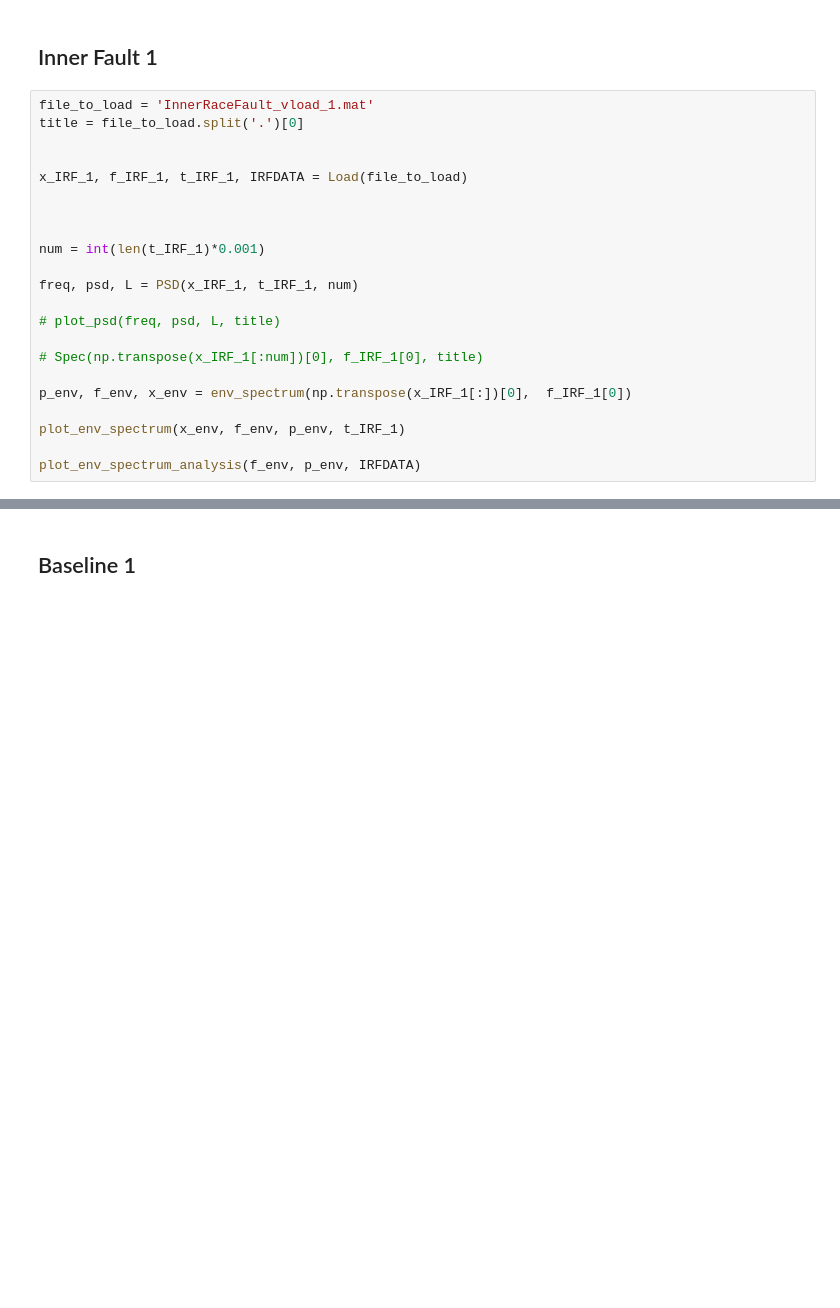
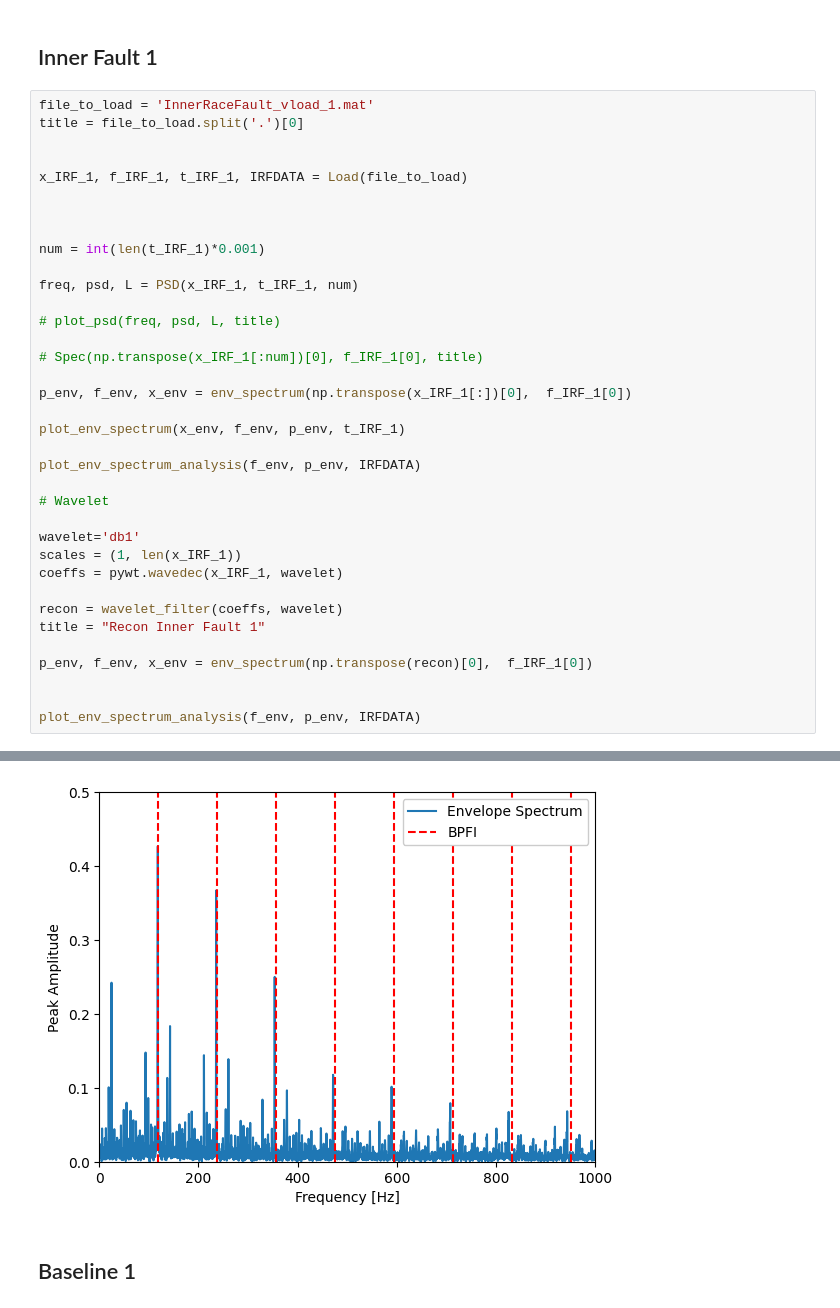
Before and after one commit to DimitriZC/Rolling-Fault-FFT-Wavelet-Analysis, a Jupyter notebook: trab.ipynb, the cells around one changed output, grey strips where cells are left out. Drawn from its saved outputs; the diff is of its cells as text; blank space fills up the shorter version.

```diff
--- a/trab.ipynb
+++ b/trab.ipynb
@@ -124,28 +124,43 @@ def plot_env_spectrum_analysis(f_env, p_env, BP):
 # %%
 file_to_load = 'InnerRaceFault_vload_1.mat'
 title = file_to_load.split('.')[0]
 
 
 x_IRF_1, f_IRF_1, t_IRF_1, IRFDATA = Load(file_to_load)
 
 
 
 num = int(len(t_IRF_1)*0.001)
 
 freq, psd, L = PSD(x_IRF_1, t_IRF_1, num)
 
 # plot_psd(freq, psd, L, title)
 
 # Spec(np.transpose(x_IRF_1[:num])[0], f_IRF_1[0], title)
 
 p_env, f_env, x_env = env_spectrum(np.transpose(x_IRF_1[:])[0],  f_IRF_1[0])
 
 plot_env_spectrum(x_env, f_env, p_env, t_IRF_1)
 
 plot_env_spectrum_analysis(f_env, p_env, IRFDATA)
+
+# Wavelet
+
+wavelet='db1'
+scales = (1, len(x_IRF_1))
+coeffs = pywt.wavedec(x_IRF_1, wavelet)
+
+recon = wavelet_filter(coeffs, wavelet)
+title = "Recon Inner Fault 1"
+
+p_env, f_env, x_env = env_spectrum(np.transpose(recon)[0],  f_IRF_1[0])
+
+
+plot_env_spectrum_analysis(f_env, p_env, IRFDATA)
 # %% [output]
 [figure]
 [figure]
+[figure, added]
 # %% [markdown]
 ## Baseline 1
 # %%
```
Also changed, not shown: parts of 3 cells of this notebook.
